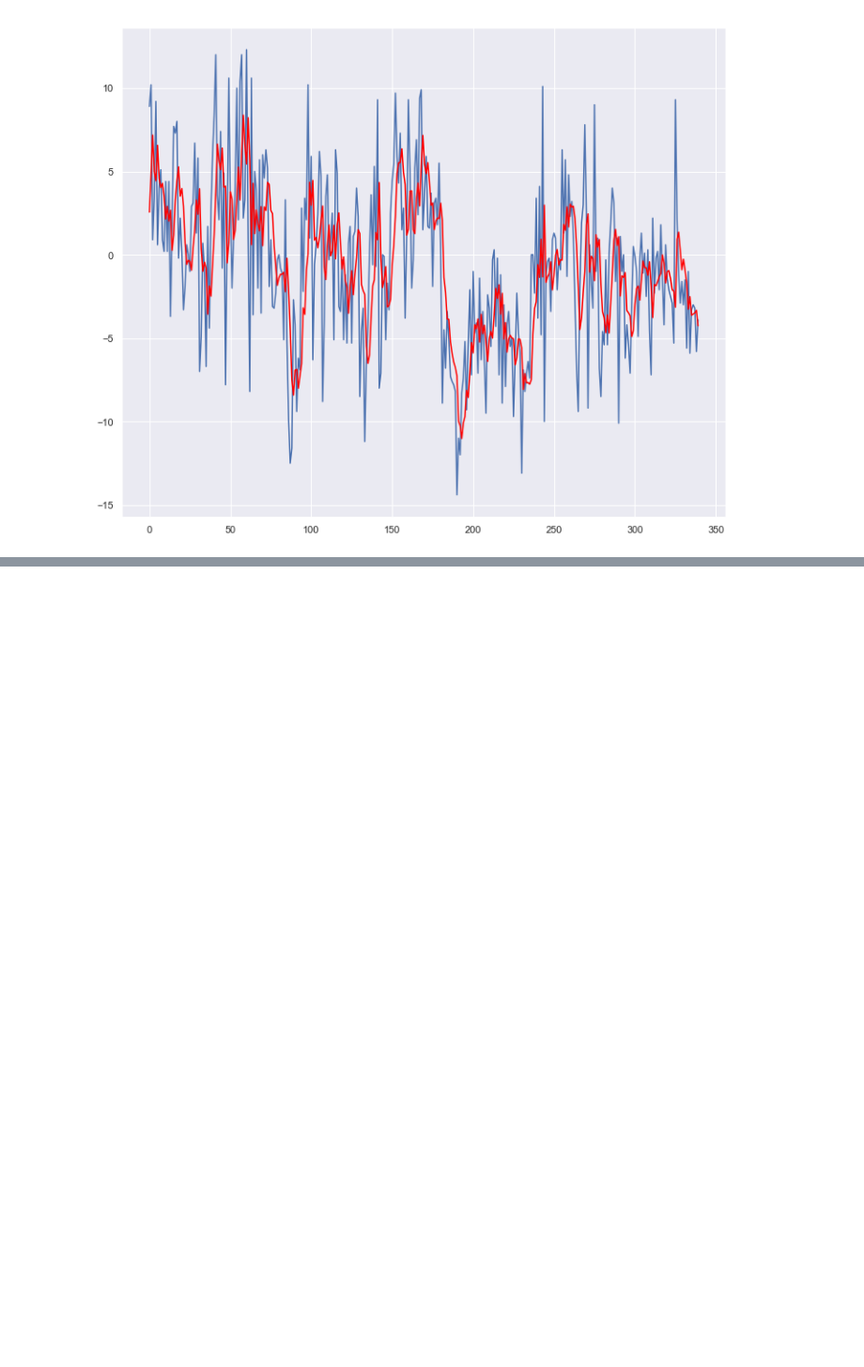
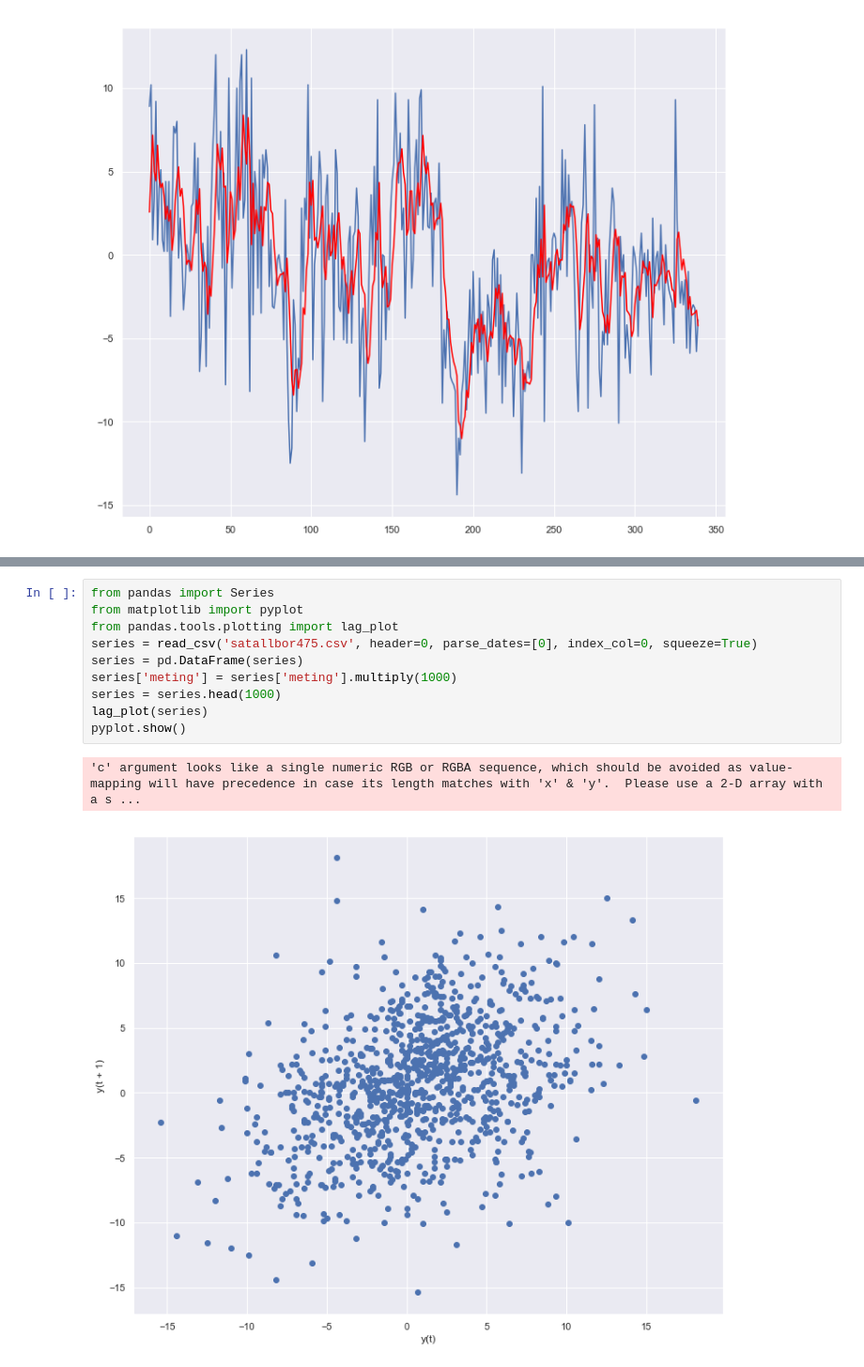
Before and after one commit to Jellybean12/Groepje-C3, a Jupyter notebook: Suckadick.ipynb, the cells around one changed output, grey strips where cells are left out. Shown: that part at 94% size. Cells and saved outputs as stored; diff of their text form; blank space fills up the shorter version.

```diff
--- a/Suckadick.ipynb
+++ b/Suckadick.ipynb
@@ -72,0 +113,13 @@ Test MSE: 20.841
+# %%
+from pandas import Series
+from matplotlib import pyplot
+from pandas.tools.plotting import lag_plot
+series = read_csv('satallbor475.csv', header=0, parse_dates=[0], index_col=0, squeeze=True)
+series = pd.DataFrame(series)
+series['meting'] = series['meting'].multiply(1000)
+series = series.head(1000)
+lag_plot(series)
+pyplot.show()
+# %% [output]
+'c' argument looks like a single numeric RGB or RGBA sequence, which should be avoided as value-mapping will have precedence in case its length matches with 'x' & 'y'.  Please use a 2-D array with a s ...
+[figure, added]
```
Also changed, not shown: parts of 8 cells of this notebook.
